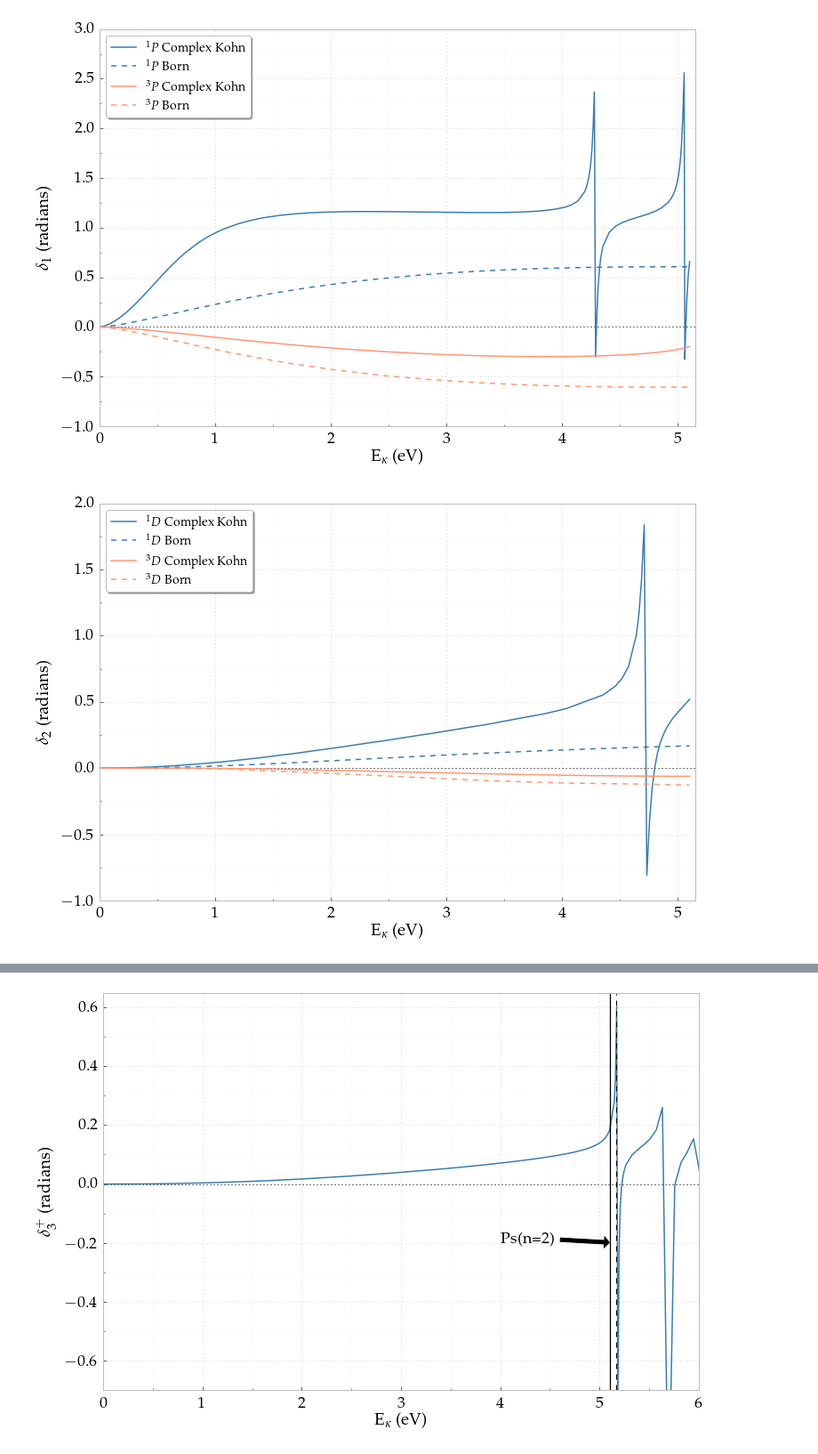
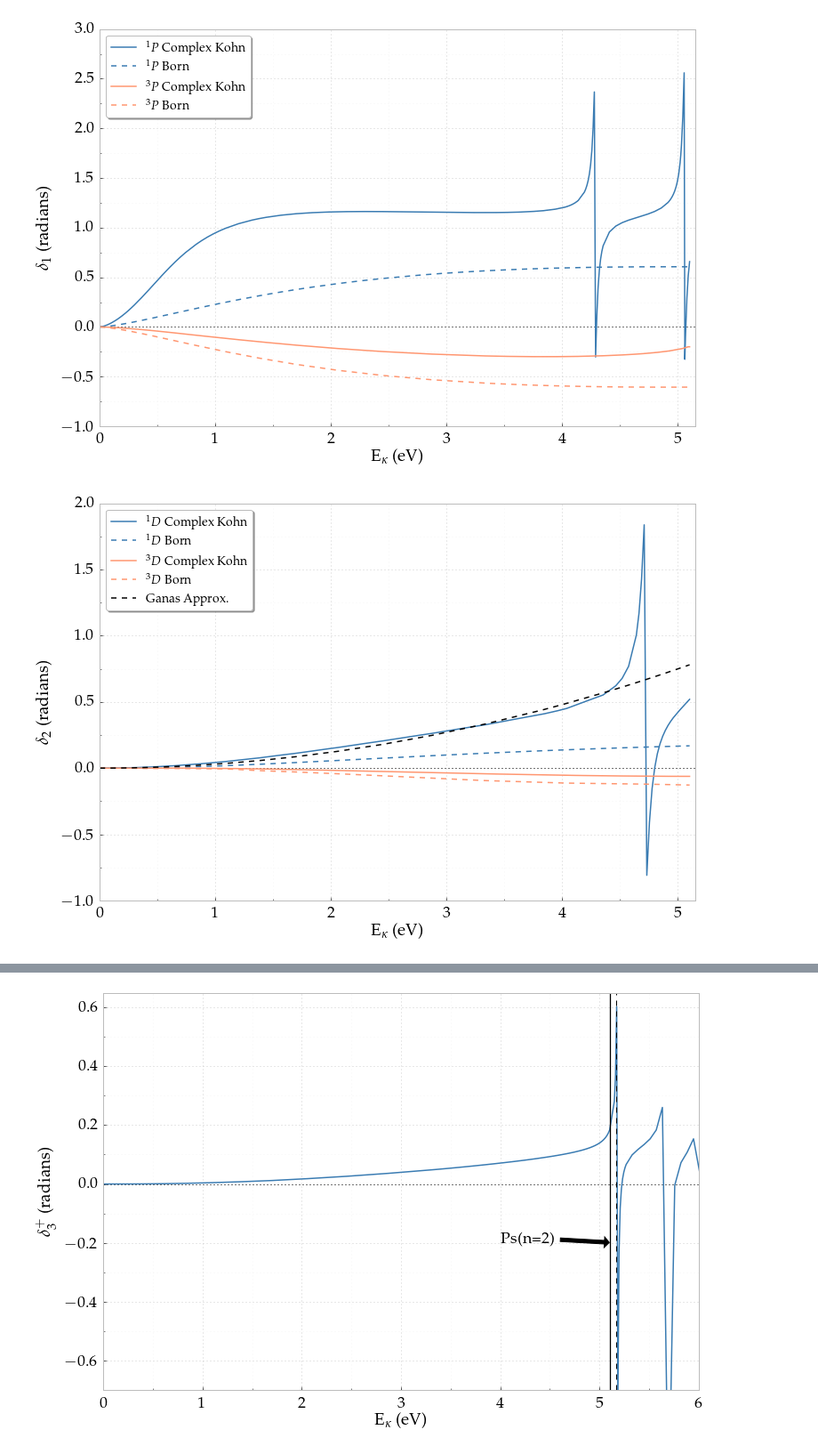
Before and after one commit to DentonW/Papers, a Jupyter notebook: Dissertation/IPython/Dissertation.ipynb, the cells around one changed output, grey strips where cells are left out. Shown at 89% size. Saved outputs shown, nothing was run; the diff lists cells and outputs as text; code cells hidden in the pictures.

```diff
--- a/Dissertation/IPython/Dissertation.ipynb
+++ b/Dissertation/IPython/Dissertation.ipynb
@@ -292,6 +292,16 @@ def AddHighKappa(kappa, energy, phase, cross, sls=None):
 
 #kappa3D, E3D, phase3D, cross3D, sls3D = AddHighKappa(kappa3D, E3D, phase3D, cross3D, sls3D)
 #kappa1F, E1F, phase1F, cross1F, sls1F = AddHighKappa(kappa1F, E1F, phase1F, cross1F, sls1F)
+# %%
+# Ganas (1972) approxiation
+def GanasApprox(l, k):
+    C6 = 34.78473
+    return (12*np.pi*C6 * k**4) / ((2*l+5)*(2*l+3)*(2*l+1)*(2*l-1)*(2*l-3))
+
+phaseDGanas = GanasApprox(2, kappa1D)
+phaseFGanas = GanasApprox(3, kappa1F)
+phaseGGanas = GanasApprox(4, kappa1G)
+phaseHGanas = GanasApprox(5, kappa1H)
 # %% [markdown]
 ## Correct the phase shifts near resonances
 # %% [markdown]
@@ -622,20 +632,21 @@ pyplot.show()
 # %%
 pyplot.axhline(y=0, color='black', ls='dotted', lw=1)
 #df.plot(x='E', y='Phase1D', marker='.', markersize=0.01, label='$^1D$ Complex Kohn', color=singletcolor)
 pyplot.plot(df['E'], df['Phase1D'], marker='.', markersize=0.01, label='$^1D$ Complex Kohn', color=singletcolor)
 pyplot.plot(E1D, sls1D, '--', marker='o', markersize=0.01, label='$^1D$ Born', color=singletcolor)
 #df.plot(x='E', y='Phase3D', marker='.', markersize=0.01, label='$^3D$ Complex Kohn', color=tripletcolor)
 pyplot.plot(df['E'], df['Phase3D'], marker='.', markersize=0.01, label='$^3D$ Complex Kohn', color=tripletcolor)
 pyplot.plot(E3D, sls3D, '--', marker='o', markersize=0.01, label='$^3D$ Born', color=tripletcolor)
+pyplot.plot(E1D, phaseDGanas, '--', markersize=0.01, label='Ganas Approx.', color='k')
 pyplot.xlabel(r"${\rm{E}}_{\kappa}$ (eV)")
 pyplot.ylabel(r"$\delta_2$ (radians)")
 pyplot.xlim([0,5.15])
 pyplot.legend()
 FixPlot(plt)
 pyplot.savefig("dwave-phase-born.pdf", bbox_inches='tight')
 pyplot.show()
 # %% [output]
-[figure, old version]
+[figure, new version]
 # %%
 pyplot.axhline(y=0, color='black', ls='dotted', lw=1)
 #df.plot(x='E', y='Phase1F', marker='.', markersize=0.01, label='$^1F$ Complex Kohn', color=singletcolor)
```
Also changed, not shown: parts of 3 cells of this notebook, 15 other files.
